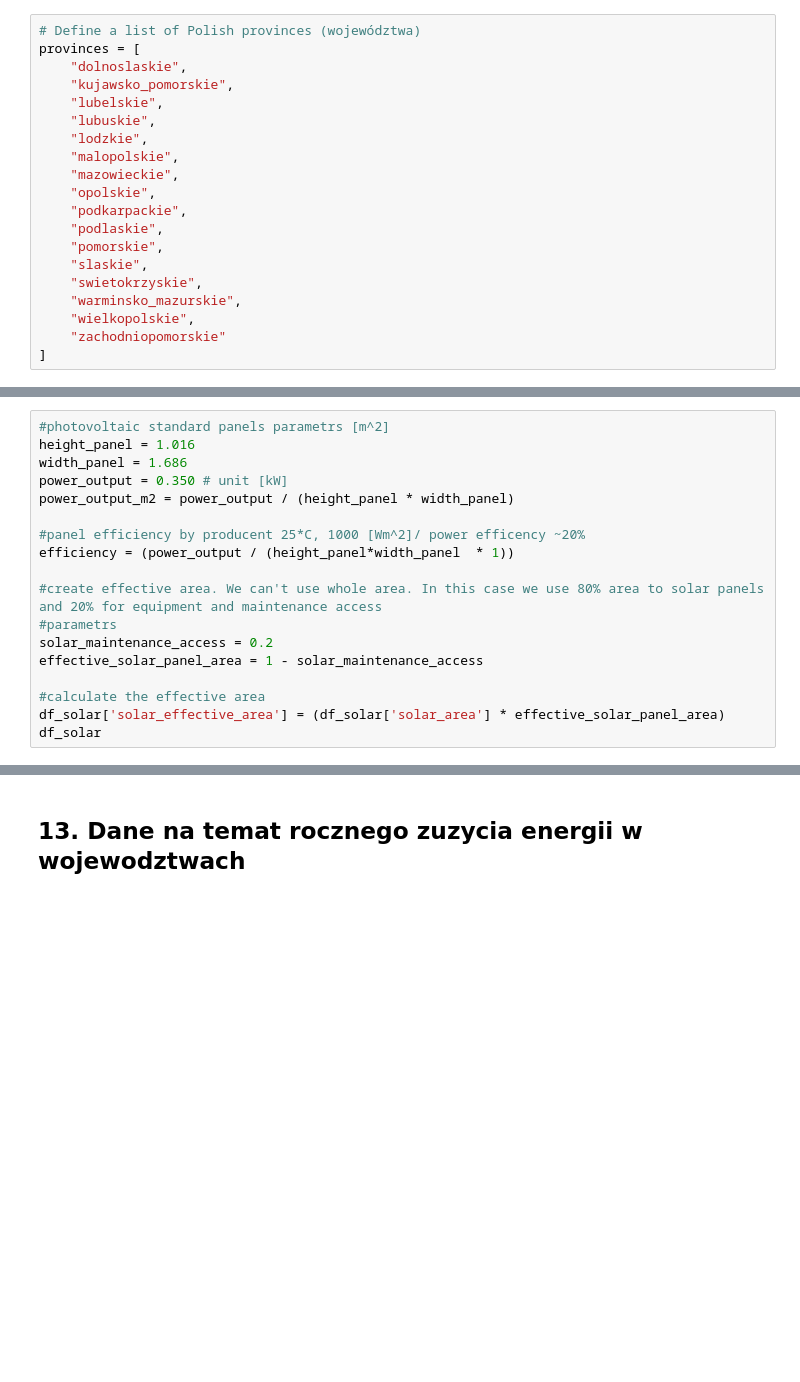
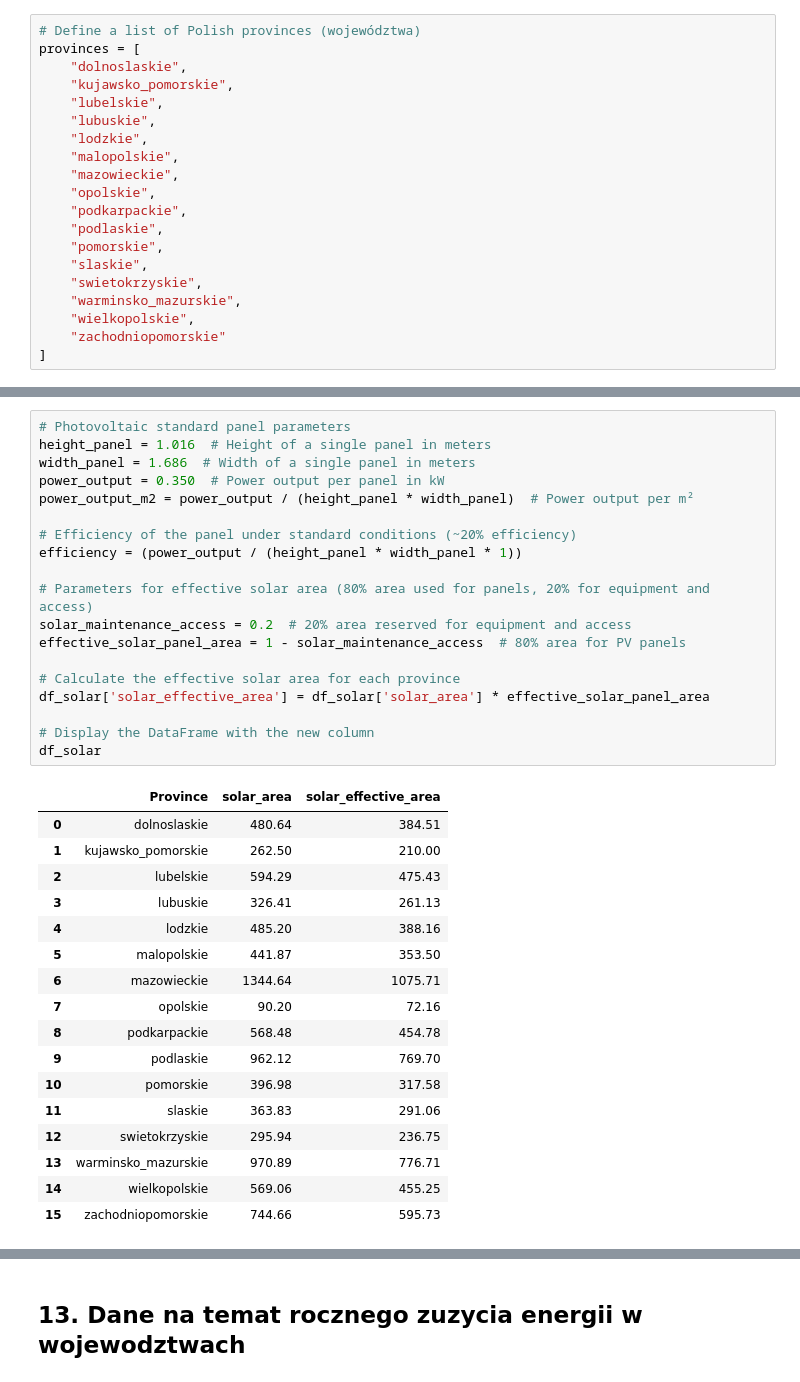
Before and after one commit to geoworldlook/Renewable_energy_optimum_location_function, a Jupyter notebook: Step_5_Analysis_Jupyter.ipynb, the cells around one changed output, grey strips where cells are left out. Drawn from its saved outputs; the diff is of its cells as text; blank space fills up the shorter version.

```diff
--- a/Step_5_Analysis_Jupyter.ipynb
+++ b/Step_5_Analysis_Jupyter.ipynb
@@ -219,19 +242,38 @@ plt.show()
 # %%
-#photovoltaic standard panels parametrs [m^2]
-height_panel = 1.016
-width_panel = 1.686
-power_output = 0.350 # unit [kW]
-power_output_m2 = power_output / (height_panel * width_panel)
+# Photovoltaic standard panel parameters
+height_panel = 1.016  # Height of a single panel in meters
+width_panel = 1.686  # Width of a single panel in meters
+power_output = 0.350  # Power output per panel in kW
+power_output_m2 = power_output / (height_panel * width_panel)  # Power output per m²
 
-#panel efficiency by producent 25*C, 1000 [Wm^2]/ power efficency ~20%
-efficiency = (power_output / (height_panel*width_panel  * 1))
+# Efficiency of the panel under standard conditions (~20% efficiency)
+efficiency = (power_output / (height_panel * width_panel * 1))
 
-#create effective area. We can't use whole area. In this case we use 80% area to solar panels and 20% for equipment and maintenance access
-#parametrs
-solar_maintenance_access = 0.2
-effective_solar_panel_area = 1 - solar_maintenance_access
+# Parameters for effective solar area (80% area used for panels, 20% for equipment and access)
+solar_maintenance_access = 0.2  # 20% area reserved for equipment and access
+effective_solar_panel_area = 1 - solar_maintenance_access  # 80% area for PV panels
 
-#calculate the effective area
-df_solar['solar_effective_area'] = (df_solar['solar_area'] * effective_solar_panel_area)
+# Calculate the effective solar area for each province
+df_solar['solar_effective_area'] = df_solar['solar_area'] * effective_solar_panel_area
+
+# Display the DataFrame with the new column
 df_solar
+# %% [output]
+|  | Province | solar_area | solar_effective_area |
+| 0 | dolnoslaskie | 480.64 | 384.51 |
+| 1 | kujawsko_pomorskie | 262.50 | 210.00 |
+| 2 | lubelskie | 594.29 | 475.43 |
+| 3 | lubuskie | 326.41 | 261.13 |
+| 4 | lodzkie | 485.20 | 388.16 |
+| 5 | malopolskie | 441.87 | 353.50 |
+| 6 | mazowieckie | 1344.64 | 1075.71 |
+| 7 | opolskie | 90.20 | 72.16 |
+| 8 | podkarpackie | 568.48 | 454.78 |
+| 9 | podlaskie | 962.12 | 769.70 |
+| 10 | pomorskie | 396.98 | 317.58 |
+| 11 | slaskie | 363.83 | 291.06 |
+| 12 | swietokrzyskie | 295.94 | 236.75 |
+| 13 | warminsko_mazurskie | 970.89 | 776.71 |
+| 14 | wielkopolskie | 569.06 | 455.25 |
+| 15 | zachodniopomorskie | 744.66 | 595.73 |
 # %% [markdown]
```
Also changed, not shown: parts of 36 cells of this notebook.
